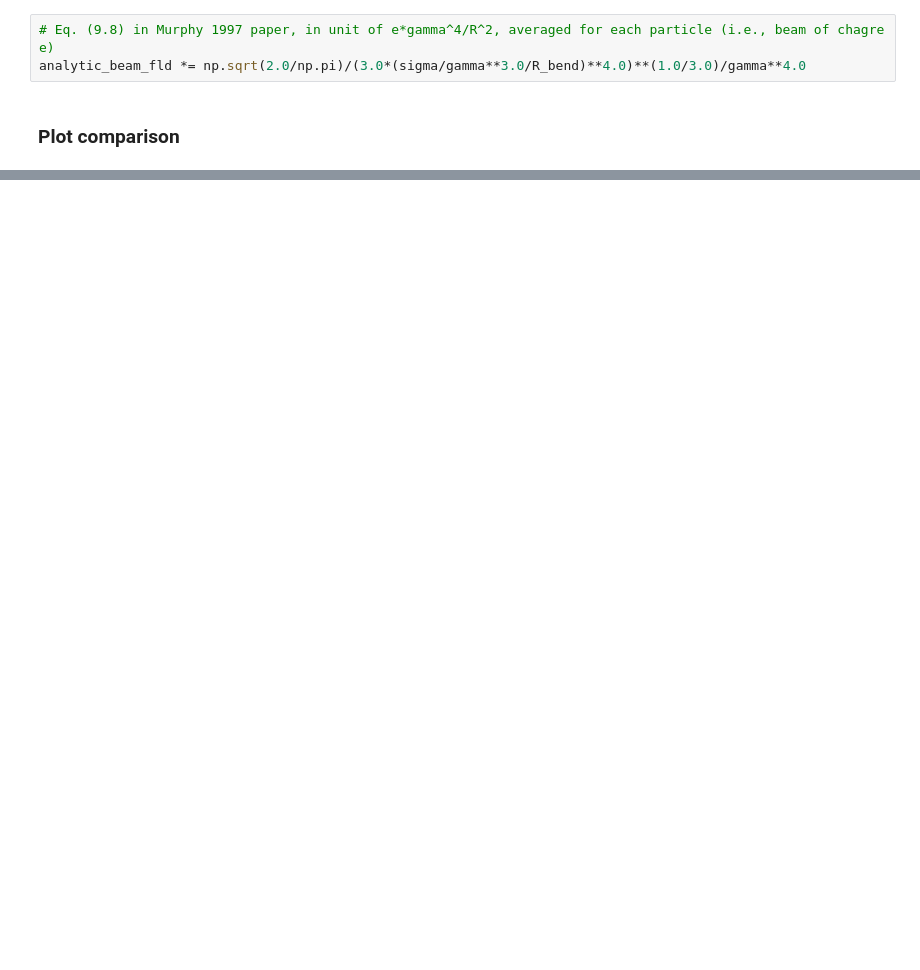
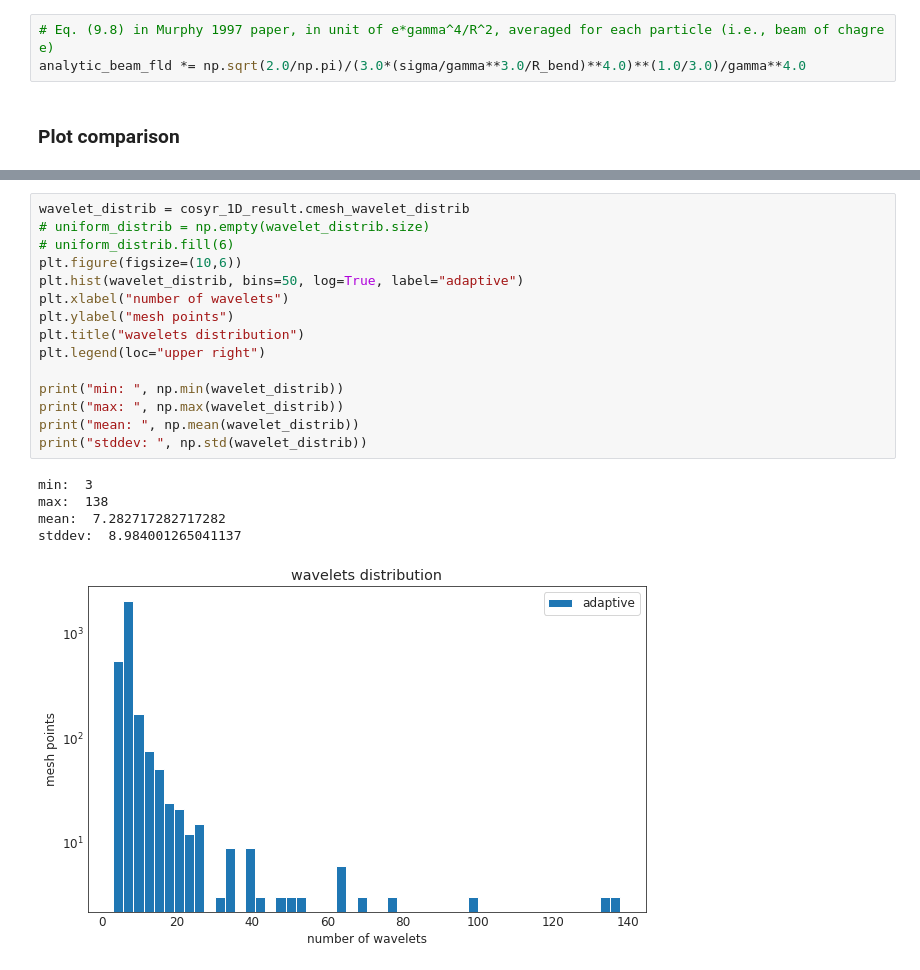
Before and after one commit to lanl/cosyr, a Jupyter notebook: analysis/1D_beam_field.ipynb, the cells around one changed output, grey strips where cells are left out. Cells and saved outputs as stored; diff of their text form; blank space fills up the shorter version.

```diff
--- a/analysis/1D_beam_field.ipynb
+++ b/analysis/1D_beam_field.ipynb
@@ -147,0 +150,21 @@ cosyr: least-squares fit:  L2 norm = 7.999934600717013e-08
+# %%
+wavelet_distrib = cosyr_1D_result.cmesh_wavelet_distrib
+# uniform_distrib = np.empty(wavelet_distrib.size)
+# uniform_distrib.fill(6)
+plt.figure(figsize=(10,6))
+plt.hist(wavelet_distrib, bins=50, log=True, label="adaptive")
+plt.xlabel("number of wavelets")
+plt.ylabel("mesh points")
+plt.title("wavelets distribution")
+plt.legend(loc="upper right")
+
+print("min: ", np.min(wavelet_distrib))
+print("max: ", np.max(wavelet_distrib))
+print("mean: ", np.mean(wavelet_distrib))
+print("stddev: ", np.std(wavelet_distrib))
+# %% [output]
+min:  3
+max:  138
+mean:  7.282717282717282
+stddev:  8.984001265041137
+[figure, added]
```
Also changed, not shown: parts of 6 cells of this notebook, 1 other file.
